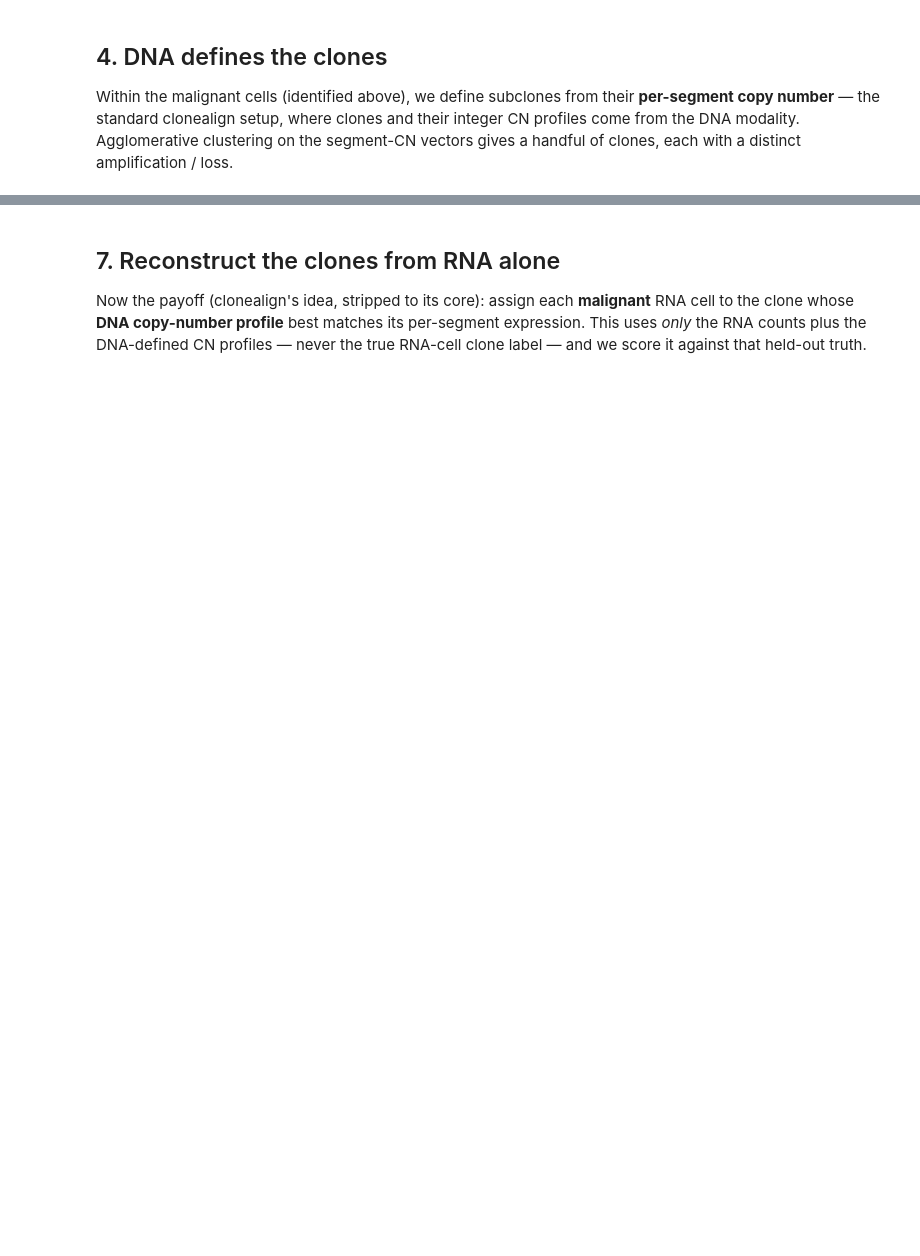
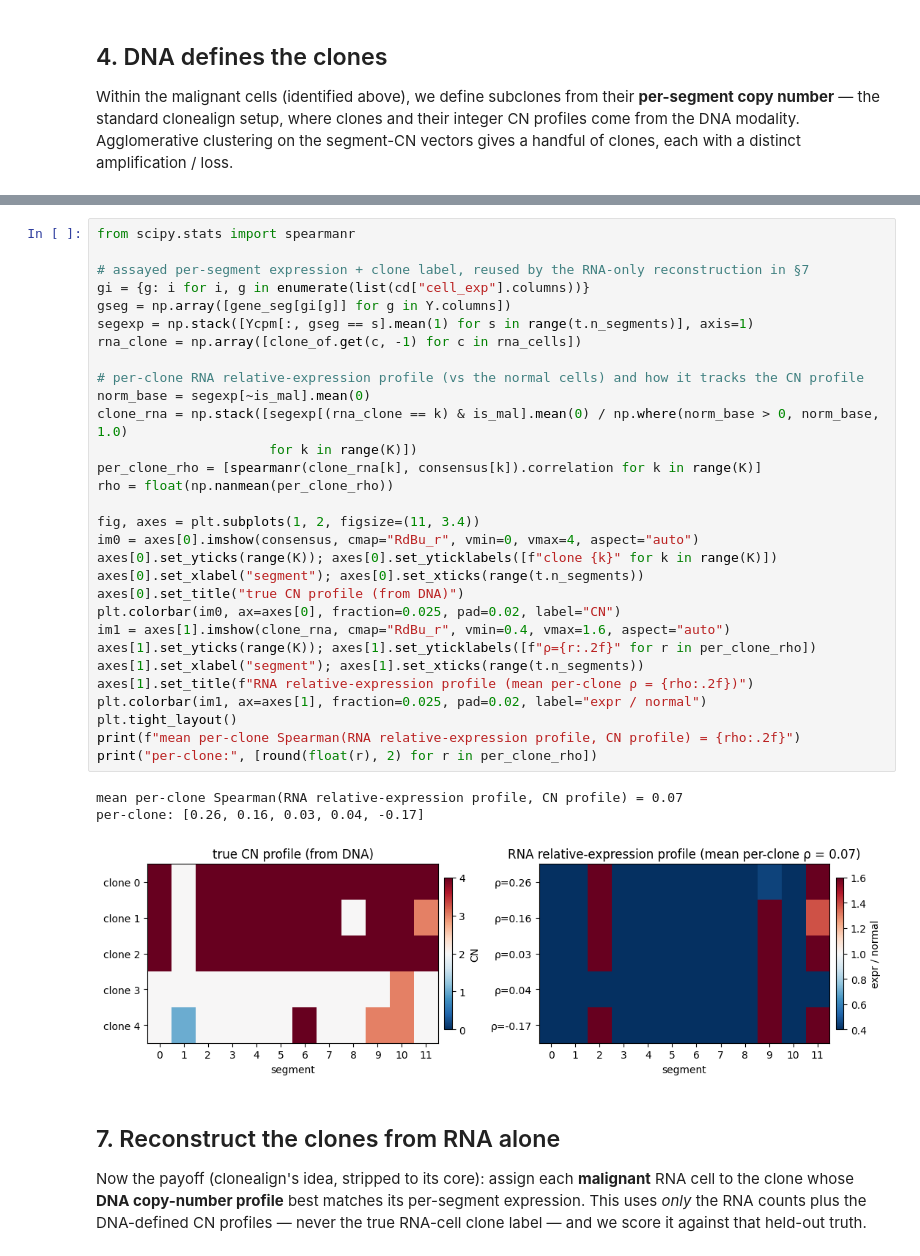
Before and after one commit to pedrofale/iscc, a Jupyter notebook: notebooks/combining_scdna_scrna.ipynb, the cells around one changed output, grey strips where cells are left out. Drawn from its saved outputs; the diff is of its cells as text; blank space fills up the shorter version.

```diff
--- a/notebooks/combining_scdna_scrna.ipynb
+++ b/notebooks/combining_scdna_scrna.ipynb
@@ -257,3 +217,37 @@ per-segment mean expression vs true CN across clones: Pearson r = 0.51
+# %%
+from scipy.stats import spearmanr
+
+# assayed per-segment expression + clone label, reused by the RNA-only reconstruction in §7
+gi = {g: i for i, g in enumerate(list(cd["cell_exp"].columns))}
+gseg = np.array([gene_seg[gi[g]] for g in Y.columns])
+segexp = np.stack([Ycpm[:, gseg == s].mean(1) for s in range(t.n_segments)], axis=1)
+rna_clone = np.array([clone_of.get(c, -1) for c in rna_cells])
+
+# per-clone RNA relative-expression profile (vs the normal cells) and how it tracks the CN profile
+norm_base = segexp[~is_mal].mean(0)
+clone_rna = np.stack([segexp[(rna_clone == k) & is_mal].mean(0) / np.where(norm_base > 0, norm_base, 1.0)
+                      for k in range(K)])
+per_clone_rho = [spearmanr(clone_rna[k], consensus[k]).correlation for k in range(K)]
+rho = float(np.nanmean(per_clone_rho))
+
+fig, axes = plt.subplots(1, 2, figsize=(11, 3.4))
+im0 = axes[0].imshow(consensus, cmap="RdBu_r", vmin=0, vmax=4, aspect="auto")
+axes[0].set_yticks(range(K)); axes[0].set_yticklabels([f"clone {k}" for k in range(K)])
+axes[0].set_xlabel("segment"); axes[0].set_xticks(range(t.n_segments))
+axes[0].set_title("true CN profile (from DNA)")
+plt.colorbar(im0, ax=axes[0], fraction=0.025, pad=0.02, label="CN")
+im1 = axes[1].imshow(clone_rna, cmap="RdBu_r", vmin=0.4, vmax=1.6, aspect="auto")
+axes[1].set_yticks(range(K)); axes[1].set_yticklabels([f"ρ={r:.2f}" for r in per_clone_rho])
+axes[1].set_xlabel("segment"); axes[1].set_xticks(range(t.n_segments))
+axes[1].set_title(f"RNA relative-expression profile (mean per-clone ρ = {rho:.2f})")
+plt.colorbar(im1, ax=axes[1], fraction=0.025, pad=0.02, label="expr / normal")
+plt.tight_layout()
+print(f"mean per-clone Spearman(RNA relative-expression profile, CN profile) = {rho:.2f}")
+print("per-clone:", [round(float(r), 2) for r in per_clone_rho])
+# %% [output]
+mean per-clone Spearman(RNA relative-expression profile, CN profile) = 0.07
+per-clone: [0.26, 0.16, 0.03, 0.04, -0.17]
+[figure, added]
 # %% [markdown]
 ## 7. Reconstruct the clones from RNA alone
 
```
Also changed, not shown: parts of 18 cells of this notebook, 13 other files.
